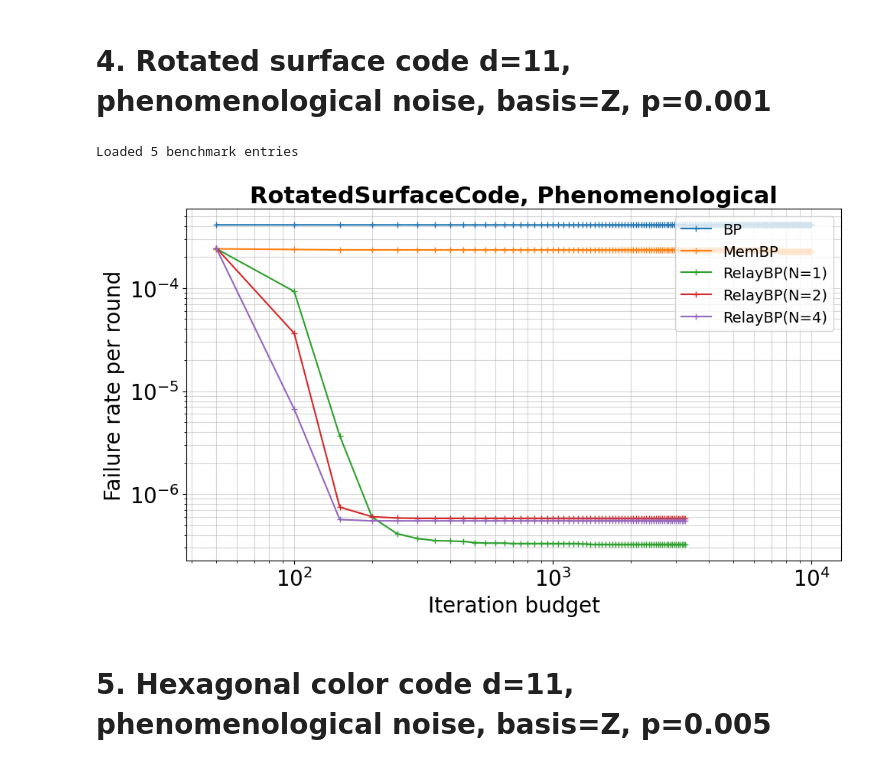
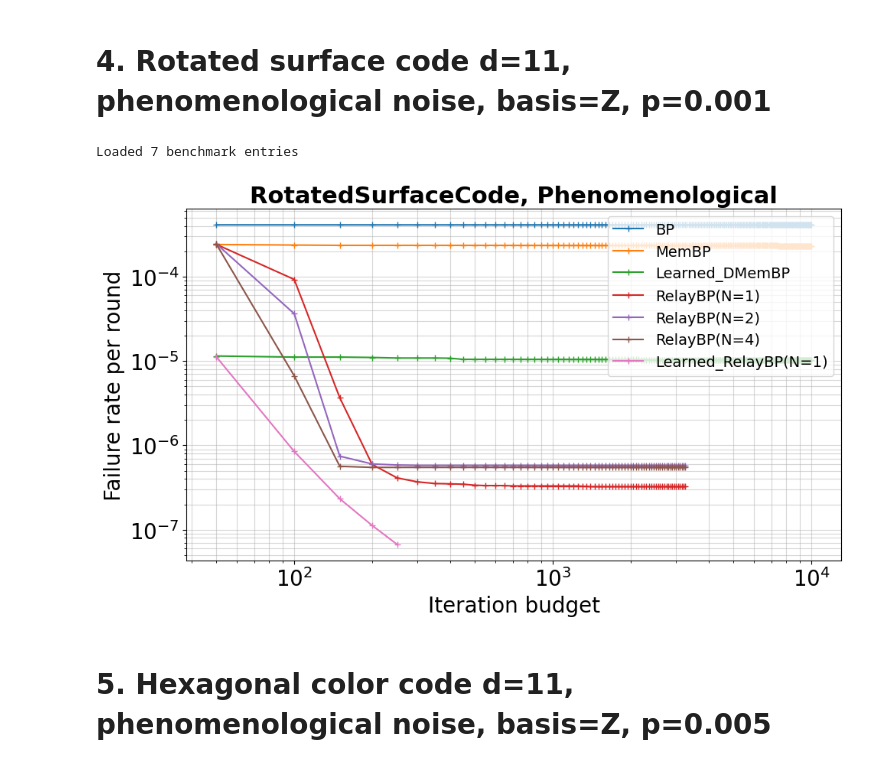
Before and after one commit to caoyingkang/QEC-decoder, a Jupyter notebook: benchmark-app/notebooks/accuracy_latency_tradeoff.ipynb, the cells around one changed output. Saved outputs shown, nothing was run; the diff lists cells and outputs as text; code cells hidden in the pictures.

```diff
--- a/benchmark-app/notebooks/accuracy_latency_tradeoff.ipynb
+++ b/benchmark-app/notebooks/accuracy_latency_tradeoff.ipynb
@@ -45,6 +45,15 @@ def load_stats(
     for decoder_name, decoder_kwargs_list in decoder_name_to_kwargs.items():
         if decoder_name in ALL_BASELINE_DECODERS:
             csv_path = baselines_subdir / decoder_name / "custom_benchmark.csv"
+        elif " (RelayBP)" in decoder_name:
+            decoder_name_splits = decoder_name[: -len(" (RelayBP)")].split("/")
+            assert len(decoder_name_splits) == 2
+            csv_path = (
+                torchruns_subdir
+                / decoder_name_splits[0]
+                / decoder_name_splits[1]
+                / "custom_benchmark.csv"
+            )
         else:
             decoder_name_splits = decoder_name.split("/")
             assert len(decoder_name_splits) == 2
@@ -78,6 +87,11 @@ def plot_fr_vs_iter_budget(
         lb = s.metadata.decoder_name
         if lb == "RelayBP":
             lb += f"(N={s.metadata.decoder_params['num_indep_decoders']})"
+        if lb.startswith("LearnedDMemBP"):
+            if "(RelayBP)" in lb:
+                lb = "Learned_RelayBP(N=1)"
+            else:
+                lb = "Learned_DMemBP"
         return lb
 
     fig, ax = plt.subplots()
@@ -179,38 +193,55 @@ qec_params = QECParams(
 physical_error_rate = 0.001
 bp_kwargs = {"max_iter": 10000}
 membp_kwargs = {"max_iter": 10000, "gamma": 0.55}
-dmembp_kwargs = {"use_prior_in_ckpt": True, "max_iter": 10000}
+learned_dmembp_kwargs = {
+    "use_prior_in_ckpt": False,
+    "max_iter": 10000,
+    "relaybp_mode": False,
+}
 relaybp_kwargs = {
     "gamma0": 0.55,
     "gamma_dist_interval": [-0.2249502476717961, 0.7537800632074495],
     "num_relays": 64,
     "pre_iter": 50,
     "max_iter_per_relay": 50,
     "stop_nconv": 1,
     "num_indep_decoders": 1,
 }
+learned_dmembp_relaybp_kwargs = {
+    "use_prior_in_ckpt": False,
+    "max_iter": 10000,
+    "relaybp_mode": True,
+    "relaybp": {
+        "gamma_dist_interval": [-0.2249502476717961, 0.7537800632074495],
+        "num_relays": 4,
+        "pre_iter": 50,
+        "max_iter_per_relay": 50,
+        "stop_nconv": 1,
+    },
+}
 loaded_stats = load_stats(
     qec_params=qec_params,
     decoder_name_to_kwargs={
         "BP": [bp_kwargs],
         "MemBP": [membp_kwargs],
-        "LearnedDMemBP/run_0": [dmembp_kwargs],
+        "LearnedDMemBP/run_0": [learned_dmembp_kwargs],
         "RelayBP": [
             relaybp_kwargs,
             {**relaybp_kwargs, "num_indep_decoders": 2},
             {**relaybp_kwargs, "num_indep_decoders": 4},
         ],
+        "LearnedDMemBP/run_0 (RelayBP)": [learned_dmembp_relaybp_kwargs],
     },
     physical_error_rates=[physical_error_rate],
 )
 print(f"Loaded {len(loaded_stats)} benchmark entries")
 
 plot_fr_vs_iter_budget(
     loaded_stats, qec_params=qec_params, x_metric="iter_budget", y_metric="fr_per_round"
 )
 # %% [output]
-Loaded 5 benchmark entries
+Loaded 7 benchmark entries
-[figure, old version]
+[figure, new version]
 # %% [markdown]
 # 5. Hexagonal color code d=11, phenomenological noise, basis=Z, p=0.005
 # %%
```
